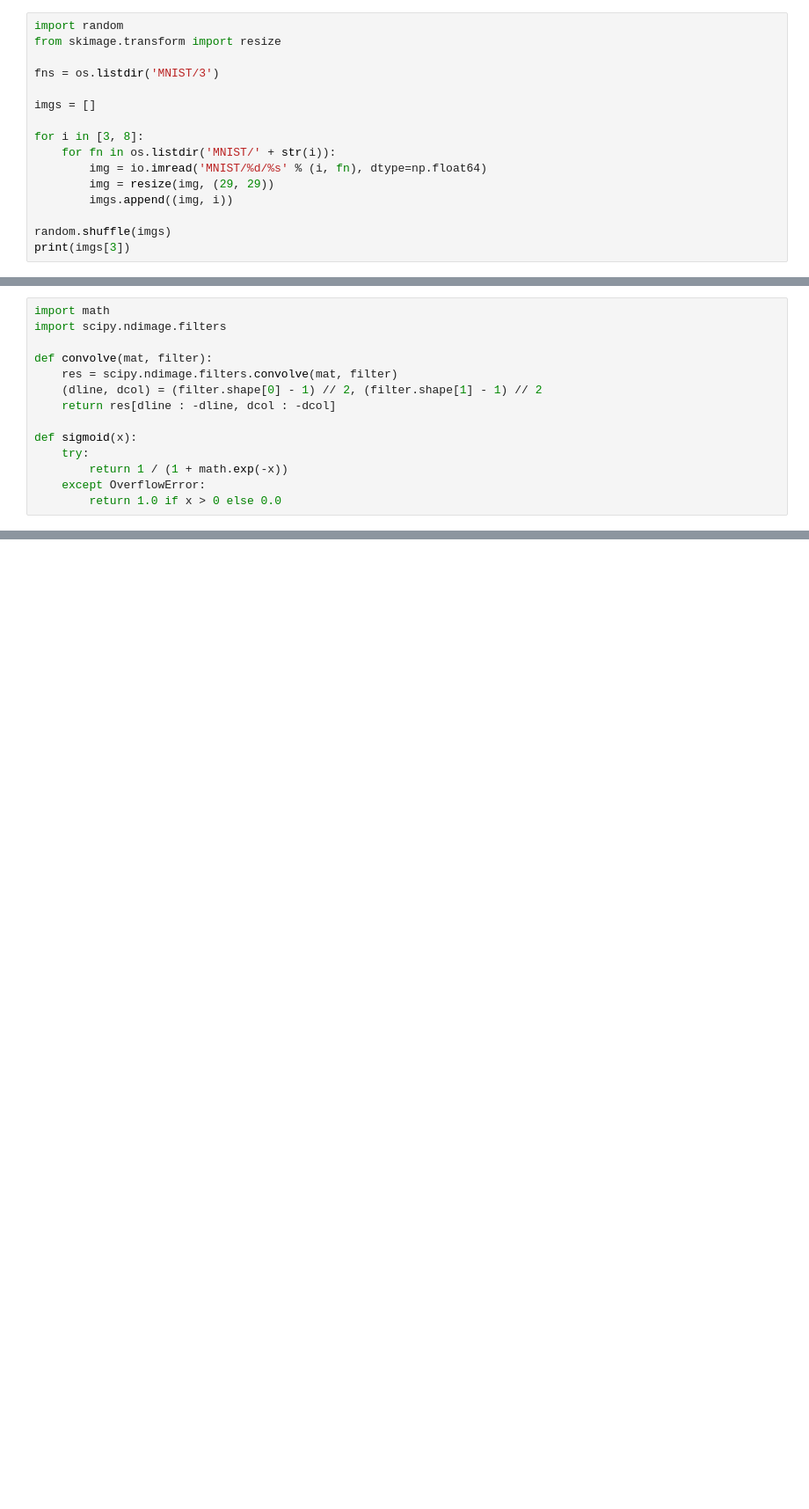
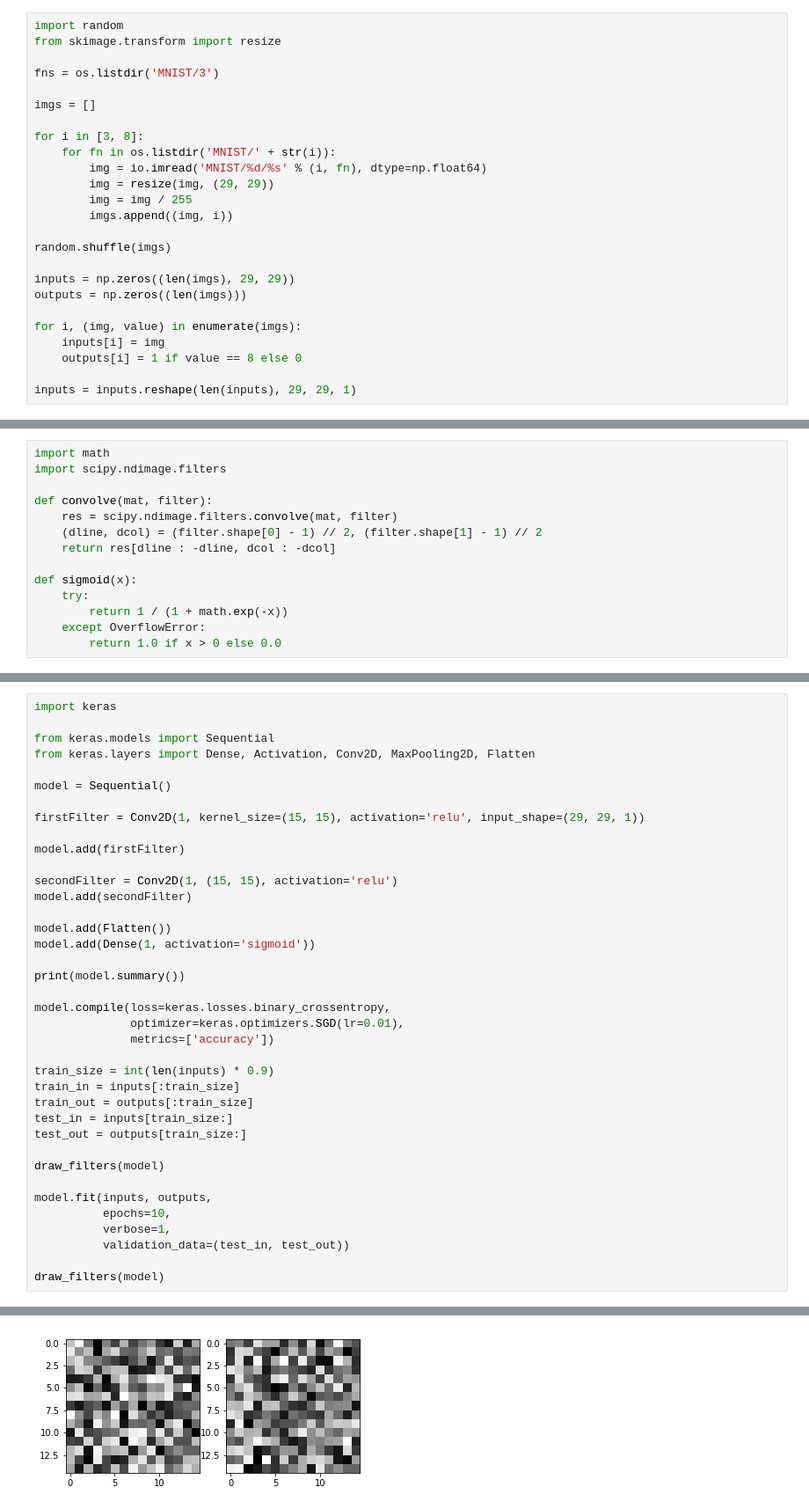
Before and after one commit to rafaelms101/faculdade, a Jupyter notebook: pdi/TP2/Untitled.ipynb, the cells around one changed output, grey strips where cells are left out. Shown at 88% size. Drawn from its saved outputs; the diff is of its cells as text; blank space fills up the shorter version.

```diff
--- a/pdi/TP2/Untitled.ipynb
+++ b/pdi/TP2/Untitled.ipynb
@@ -19,7 +19,16 @@ for i in [3, 8]:
     for fn in os.listdir('MNIST/' + str(i)):
         img = io.imread('MNIST/%d/%s' % (i, fn), dtype=np.float64)
         img = resize(img, (29, 29))
+        img = img / 255
         imgs.append((img, i))
 
 random.shuffle(imgs)
-print(imgs[3])
+
+inputs = np.zeros((len(imgs), 29, 29))
+outputs = np.zeros((len(imgs)))
+
+for i, (img, value) in enumerate(imgs):
+    inputs[i] = img
+    outputs[i] = 1 if value == 8 else 0
+
+inputs = inputs.reshape(len(inputs), 29, 29, 1)
@@ -121,0 +123,39 @@ for a in range(100):
+# %%
+import keras
+
+from keras.models import Sequential
+from keras.layers import Dense, Activation, Conv2D, MaxPooling2D, Flatten
+
+model = Sequential()
+
+firstFilter = Conv2D(1, kernel_size=(15, 15), activation='relu', input_shape=(29, 29, 1))
+
+model.add(firstFilter)
+
+secondFilter = Conv2D(1, (15, 15), activation='relu')
+model.add(secondFilter)
+
+model.add(Flatten())
+model.add(Dense(1, activation='sigmoid'))
+
+print(model.summary())
+
+model.compile(loss=keras.losses.binary_crossentropy,
+              optimizer=keras.optimizers.SGD(lr=0.01),
+              metrics=['accuracy'])
+
+train_size = int(len(inputs) * 0.9)
+train_in = inputs[:train_size]
+train_out = outputs[:train_size]
+test_in = inputs[train_size:]
+test_out = outputs[train_size:]
+
+draw_filters(model)
+
+model.fit(inputs, outputs,
+          epochs=10,
+          verbose=1,
+          validation_data=(test_in, test_out))
+
+draw_filters(model)
+# %% [output]
@@ -121,0 +178 @@ for a in range(100):
+[figure, added]
```
Also changed, not shown: parts of 8 cells of this notebook.
